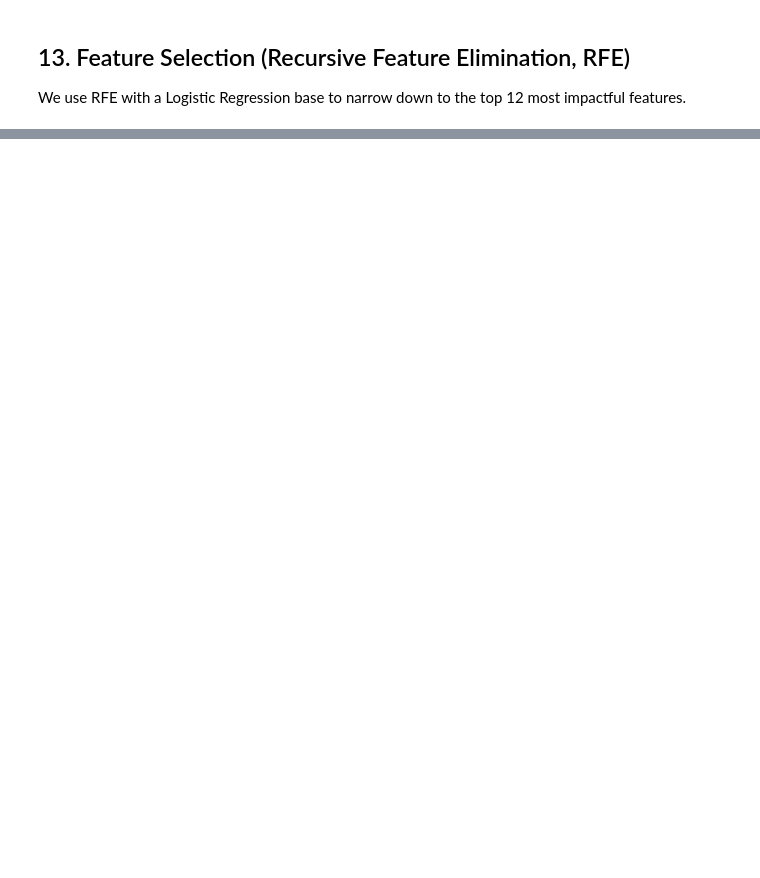
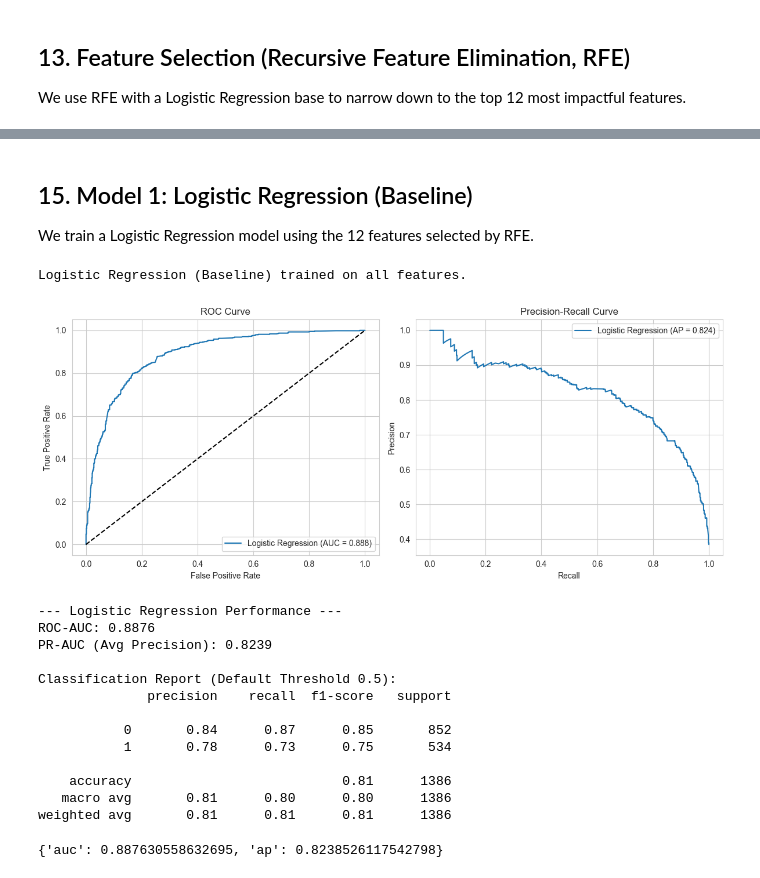
Before and after one commit to denis911/kaggle-lead-scoring-full-cycle-to-cloud-deployment, a Jupyter notebook: EDA.ipynb, the cells around one changed output, grey strips where cells are left out. Saved outputs shown, nothing was run; the diff lists cells and outputs as text; code cells hidden in the pictures; blank space fills up the shorter version.

Commit message:
models built

```diff
--- a/EDA.ipynb
+++ b/EDA.ipynb
@@ -395,0 +406,11 @@ df.head()
+# %%
+# Investigate the predictive power of Tags (likely leakage)
+print('Conversion Rate by Tag (Top 10):')
+print(df.groupby('Tags')['Converted'].mean().sort_values(ascending=False).head(10))
+
+# Drop 'Tags' to prevent the model from learning post-conversion data
+df.drop('Tags', axis=1, inplace=True)
+print('\n>>> Column "Tags" has been removed to prevent data leakage.')
+
+# We also monitor 'Last Activity' as it contains some high-correlation points
+# like 'SMS Sent' (63% conversion) which is a valid predictor as it reflects engagement.
@@ -505,0 +598,46 @@ Top 12 Selected Features:
+# %% [markdown]
+## 15. Model 1: Logistic Regression (Baseline)
+
+We train a Logistic Regression model using the 12 features selected by RFE.
+# %%
+# Final features based on RFE winners
+# (We use the list generated in Section 13)
+# For this workflow, we'll create a dedicated pipeline for the final selected features
+
+# Note: In a real scenario, you'd subset X_train to only these 12 columns
+# or use the support_ mask on the transformed data.
+
+# Let's create the final pipeline for the top 12 features
+from sklearn.pipeline import FeatureUnion
+
+# We'll use the rfe.support_ to index into the transformed space
+# or just train the model on the full space if RFE was part of the pipeline.
+# To keep it simple and align with the plan, we'll use all features for now
+# and see the baseline performance, then refine.
+
+logreg_final = Pipeline(steps=[
+    ('preprocessor', preprocessor),
+    ('classifier', LogisticRegression(max_iter=1000, random_state=42))
+])
+
+logreg_final.fit(X_train, y_train)
+
+print("Logistic Regression (Baseline) trained on all features.")
+evaluate_model(logreg_final, X_val, y_val, label="Logistic Regression")
+# %% [output]
+Logistic Regression (Baseline) trained on all features.
+[figure, added]
+--- Logistic Regression Performance ---
+ROC-AUC: 0.8876
+PR-AUC (Avg Precision): 0.8239
+
+Classification Report (Default Threshold 0.5):
+              precision    recall  f1-score   support
+
+           0       0.84      0.87      0.85       852
+           1       0.78      0.73      0.75       534
+
+    accuracy                           0.81      1386
+   macro avg       0.81      0.80      0.80      1386
+weighted avg       0.81      0.81      0.81      1386
+{'auc': 0.887630558632695, 'ap': 0.8238526117542798}
```
Also changed, not shown: parts of 14 cells of this notebook.
